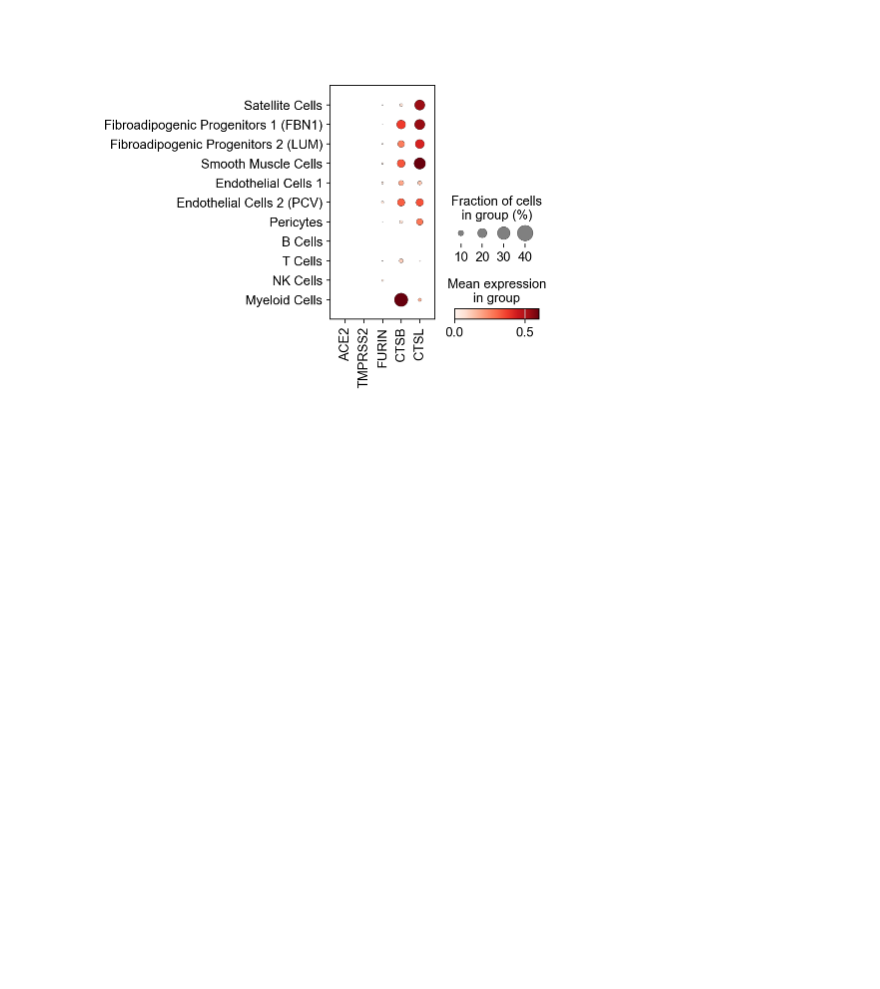
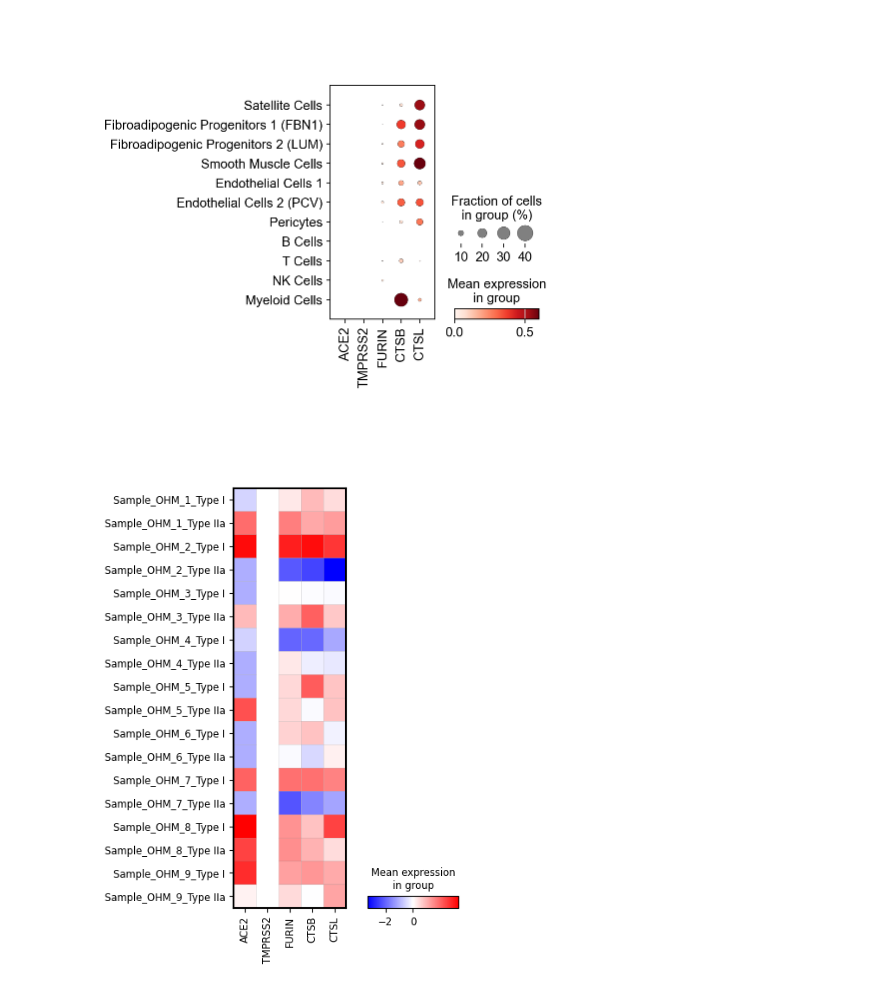
Before and after one commit to mcgilldinglab/single_cell_human_muscle_analysis, a Jupyter notebook: scripts.ipynb, the cells around one changed output. Drawn from its saved outputs; the diff is of its cells as text; code cells hidden in the pictures; blank space fills up the shorter version.

```diff
--- a/scripts.ipynb
+++ b/scripts.ipynb
@@ -81,3 +81,52 @@ dataset2.obs['Cell Type'] = dataset2.obs['Cell Type'].cat.reorder_categories(ord
 sc.pl.dotplot(dataset2, ['ACE2','TMPRSS2','FURIN', 'CTSB', 'CTSL'], 'Cell Type',vmax=0.6)
 # %% [output]
 [figure]
+# %%
+#Fig 4f
+import pandas as pd
+import scanpy as sc
+import pickle as pkl
+data_path = 'Sealfon/GSE130977_OHM_pre_featureCounts.txt'
+count = pd.read_csv(data_path, delimiter=' ', header=0)
+data = pd.read_csv(data_path, delimiter=' ', header=0)
+data['Geneid'] = data['Geneid'].str.split('.').str[0]
+data.set_index('Geneid', inplace=True)
+# # import scanpy as sc
+data = data.transpose()
+#remove first 5 rows
+data = data.iloc[5:]
+count.drop([count.columns[0],count.columns[1],count.columns[2],count.columns[3],count.columns[4],count.columns[5]],axis=1, inplace=True)
+count_values = count.values[195:,]
+library_size = count_values.sum(axis=0)
+mean_library_size = library_size.mean()
+adata = sc.AnnData(data)
+adata.obs['sampleID'] = adata.obs.index.tolist()
+adata.obs['sampleID'] = adata.obs['sampleID'].str.split('_sequence').str[0]
+#match adata.var to gene
+mapping = pkl.load(open('Sealfon/Geneids2Name.pkl','rb')) #mapping dict from geneid to gene name
+varnames = adata.var.index.tolist()
+new_varnames = []
+index = []
+for i, each in enumerate(varnames):
+    if each in list(mapping.keys()):
+        new_varnames.append(mapping[each])
+        index.append(i)
+adata = adata[:,index]
+adata.var.reset_index(inplace=True)
+adata.var.index = new_varnames
+adata.var_names_make_unique()
+
+sampleid_type = list(adata.obs['sampleID'].values)
+sampleid_type = [i[:-1]+'_'+'Type I' if i[-1] =='A' else i[:-1]+'_'+'Type IIa' for i in sampleid_type]
+sampleid_type
+adata.obs['sampleID_type'] = sampleid_type
+adata.obs['sampleID'] = adata.obs['sampleID'].astype('category')
+
+sc.pp.normalize_total(adata,target_sum=mean_library_size) # normalize with library size
+sc.pp.log1p(adata) #log transform
+#zscore norm
+from scipy.stats import zscore
+adata.X = zscore(adata.X,axis=0)
+sc.pl.matrixplot(adata, var_names=['ACE2', 'TMPRSS2', 'FURIN', 'CTSB', 'CTSL'],cmap='bwr',groupby='sampleID_type',vcenter=0)
+# %% [output]
+[figure, added]
```
Also changed, not shown: 3 other files.
